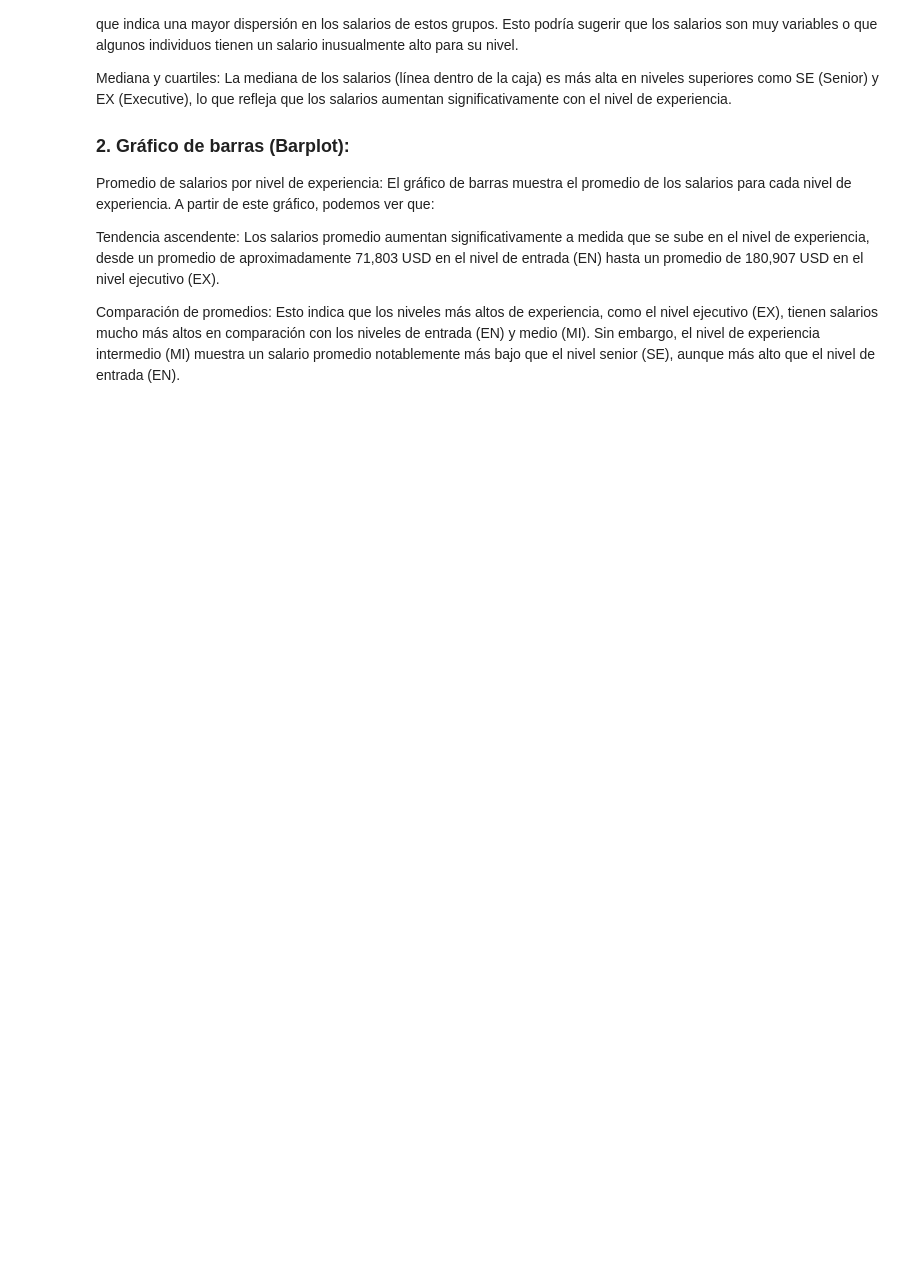
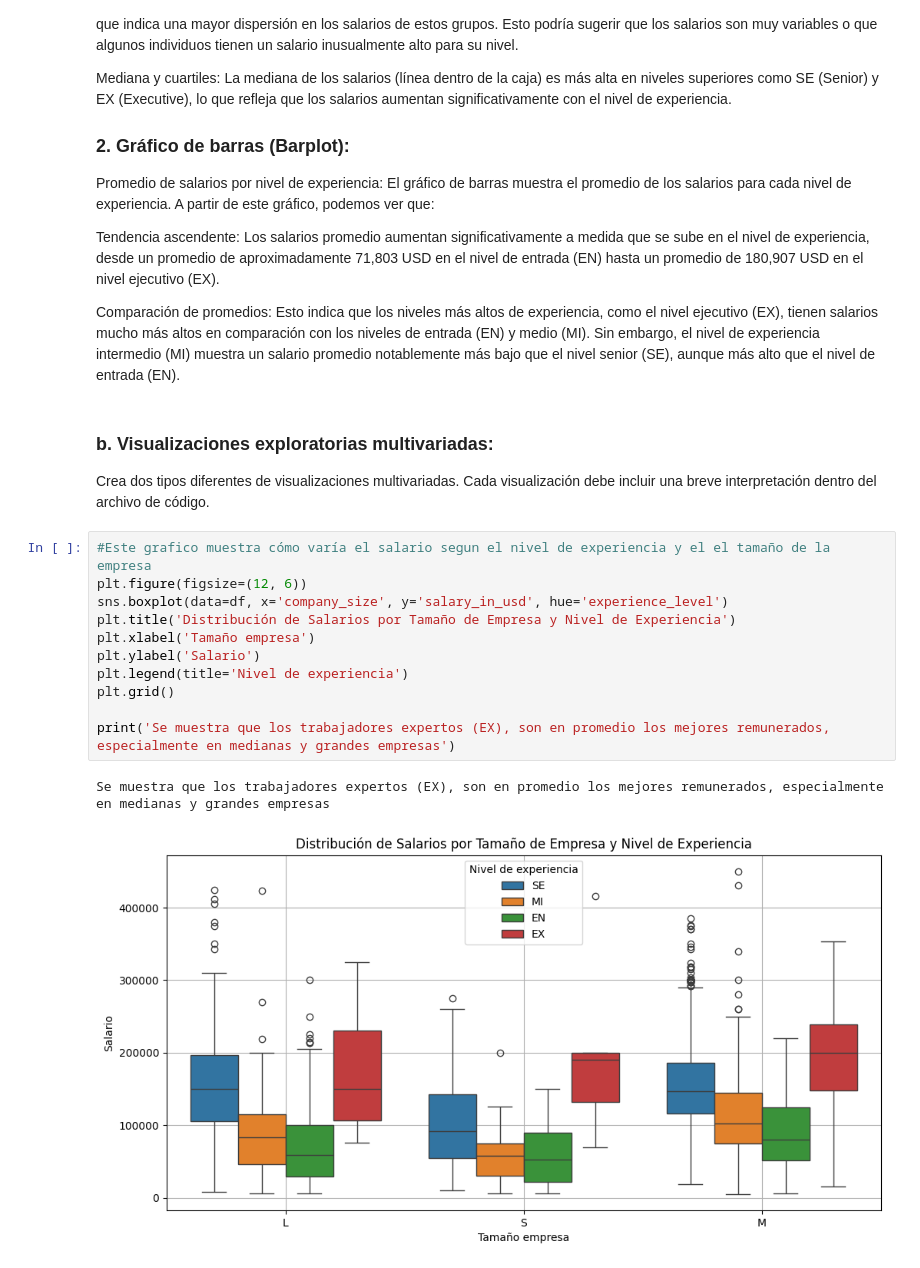
Before and after one commit to yshungria-uniandes/Data-Science-Fundamentals-, a Jupyter notebook: Examen_de_certificación_–_Intento_1.ipynb, the cells around one changed output. Saved outputs shown, nothing was run; the diff lists cells and outputs as text; blank space fills up the shorter version.

```diff
--- a/Examen_de_certificación_–_Intento_1.ipynb
+++ b/Examen_de_certificación_–_Intento_1.ipynb
@@ -263,3 +266,21 @@ Promedio de salarios por nivel de experiencia: El gráfico de barras muestra el
 Tendencia ascendente: Los salarios promedio aumentan significativamente a medida que se sube en el nivel de experiencia, desde un promedio de aproximadamente 71,803 USD en el nivel de entrada (EN) hasta un promedio de 180,907 USD en el nivel ejecutivo (EX).
 
 Comparación de promedios: Esto indica que los niveles más altos de experiencia, como el nivel ejecutivo (EX), tienen salarios mucho más altos en comparación con los niveles de entrada (EN) y medio (MI). Sin embargo, el nivel de experiencia intermedio (MI) muestra un salario promedio notablemente más bajo que el nivel senior (SE), aunque más alto que el nivel de entrada (EN).
+# %% [markdown]
+### b. Visualizaciones exploratorias multivariadas:
+
+Crea dos tipos diferentes de visualizaciones multivariadas. Cada visualización debe incluir una breve interpretación dentro del archivo de código.
+# %%
+#Este grafico muestra cómo varía el salario segun el nivel de experiencia y el el tamaño de la empresa
+plt.figure(figsize=(12, 6))
+sns.boxplot(data=df, x='company_size', y='salary_in_usd', hue='experience_level')
+plt.title('Distribución de Salarios por Tamaño de Empresa y Nivel de Experiencia')
+plt.xlabel('Tamaño empresa')
+plt.ylabel('Salario')
+plt.legend(title='Nivel de experiencia')
+plt.grid()
+
+print('Se muestra que los trabajadores expertos (EX), son en promedio los mejores remunerados, especialmente en medianas y grandes empresas')
+# %% [output]
+Se muestra que los trabajadores expertos (EX), son en promedio los mejores remunerados, especialmente en medianas y grandes empresas
+[figure, added]
```
Also changed, not shown: parts of 10 cells of this notebook.
